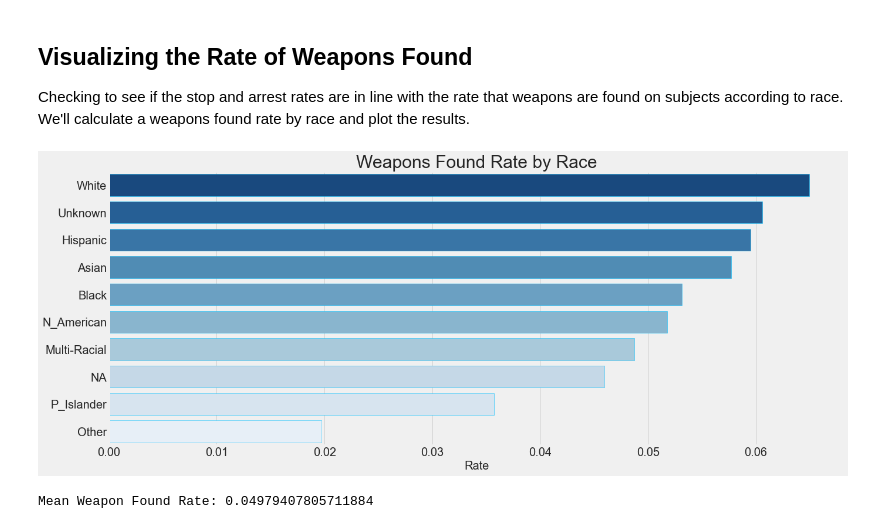
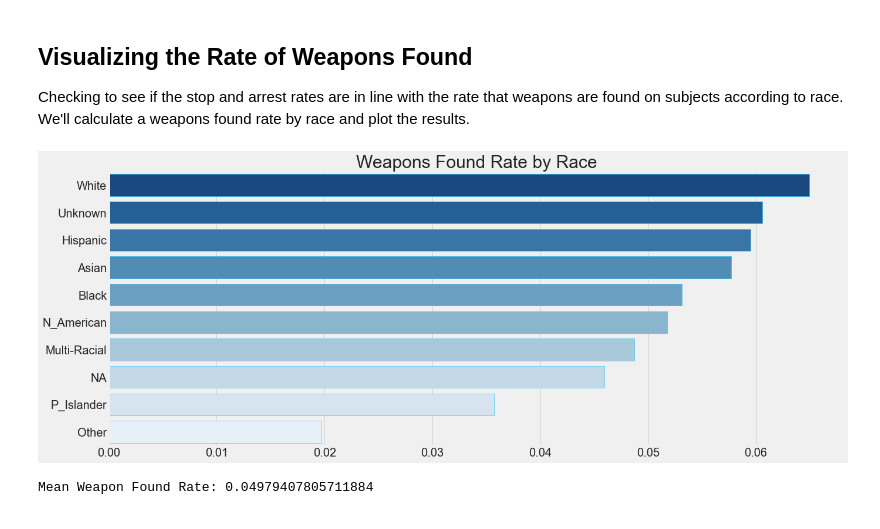
Before and after one commit to jeffreyhwatson/terry_stops_project, a Jupyter notebook: notebooks/exploratory/remixed_eda_visuals.ipynb, the cells around one changed output. Cells and saved outputs as stored; diff of their text form; code cells hidden in the pictures.

```diff
--- a/notebooks/exploratory/remixed_eda_visuals.ipynb
+++ b/notebooks/exploratory/remixed_eda_visuals.ipynb
@@ -300,13 +304,15 @@ hr_df = pd.DataFrame(hit_rates, columns = ['Race', 'Hit Rate']).sort_values(by='
 # %%
 fig, ax = plt.subplots(figsize =(20, 8))
 sns.barplot(y='Race', x='Hit Rate', data=hr_df, palette='Blues_r', edgecolor='deepskyblue')
 plt.title('Weapons Found Rate by Race', fontsize=30)
 ax.tick_params(labelsize=20)
 plt.ylabel("")
-plt.xlabel('Rate', fontsize=20)
+plt.xlabel('', fontsize=20)
+# plt.savefig('weapons_by_race',  bbox_inches ="tight",\
+#             pad_inches = .25, transparent = False)
 plt.show()
 # %% [output]
-[figure, old version]
+[figure, new version]
 # %%
 print(f'Mean Weapon Found Rate: {mean_hit_rate}')
 sorted(hit_rates, key=lambda x: x[1])[::-1]
```
Also changed, not shown: parts of 18 cells of this notebook, 14 other files.
